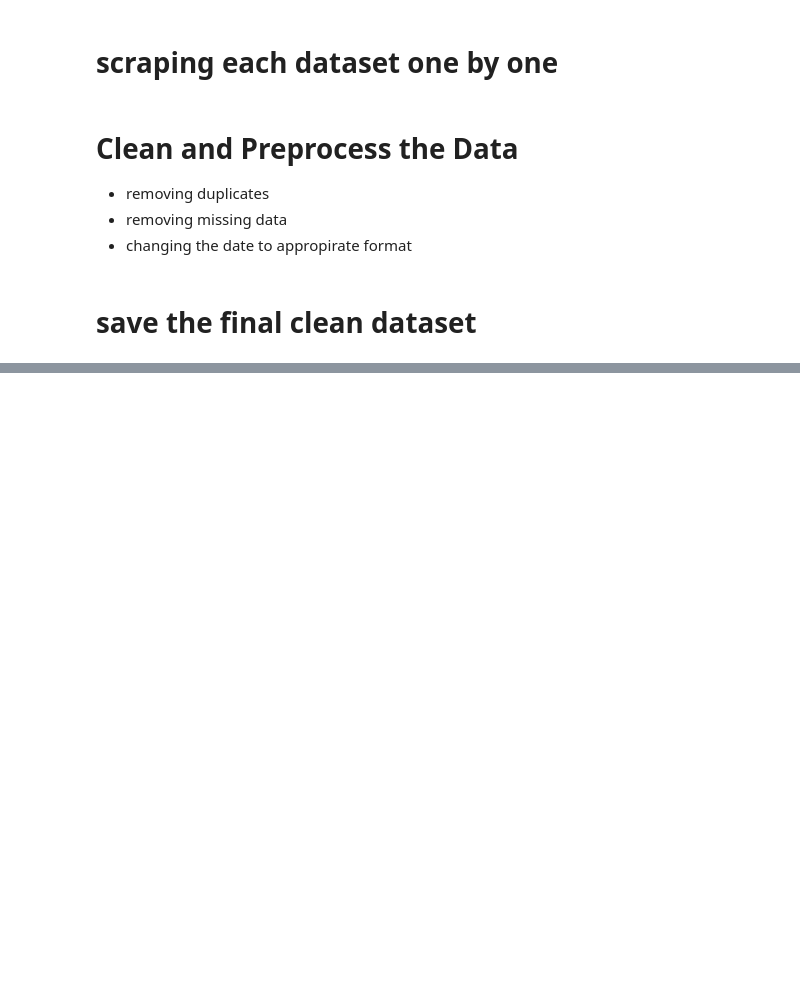
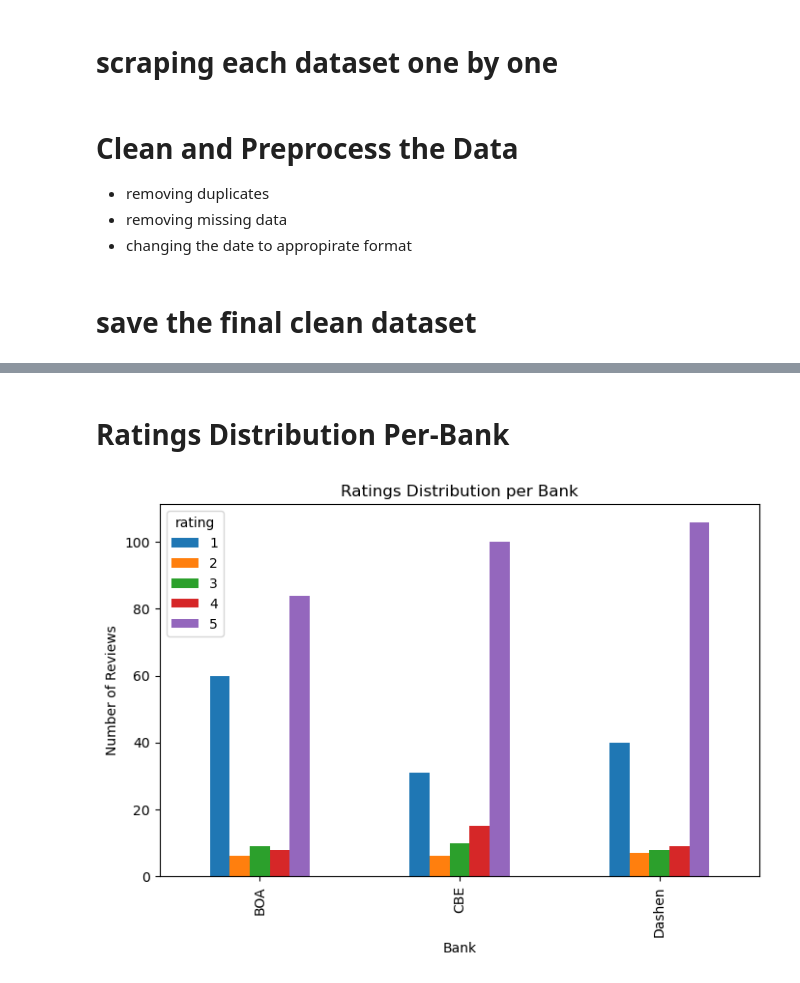
Before and after one commit to Bezawit-cloud/google-play-app-reviews-analysis, a Jupyter notebook: src/scraper/scrape_reviews.ipynb, the cells around one changed output, grey strips where cells are left out. Saved outputs shown, nothing was run; the diff lists cells and outputs as text; code cells hidden in the pictures; blank space fills up the shorter version.

Commit message:
Adding some visualizations

```diff
--- a/src/scraper/scrape_reviews.ipynb
+++ b/src/scraper/scrape_reviews.ipynb
@@ -63,0 +64,15 @@ df_all.head()
+# %% [markdown]
+# Ratings Distribution Per-Bank
+# %%
+import pandas as pd
+import matplotlib.pyplot as plt
+
+
+# Ratings distribution per bank
+df_all.groupby(['bank', 'rating']).size().unstack().plot(kind='bar', figsize=(8,5))
+plt.title("Ratings Distribution per Bank")
+plt.xlabel("Bank")
+plt.ylabel("Number of Reviews")
+plt.show()
+# %% [output]
+[figure, added]
```
Also changed, not shown: parts of 3 cells of this notebook.
